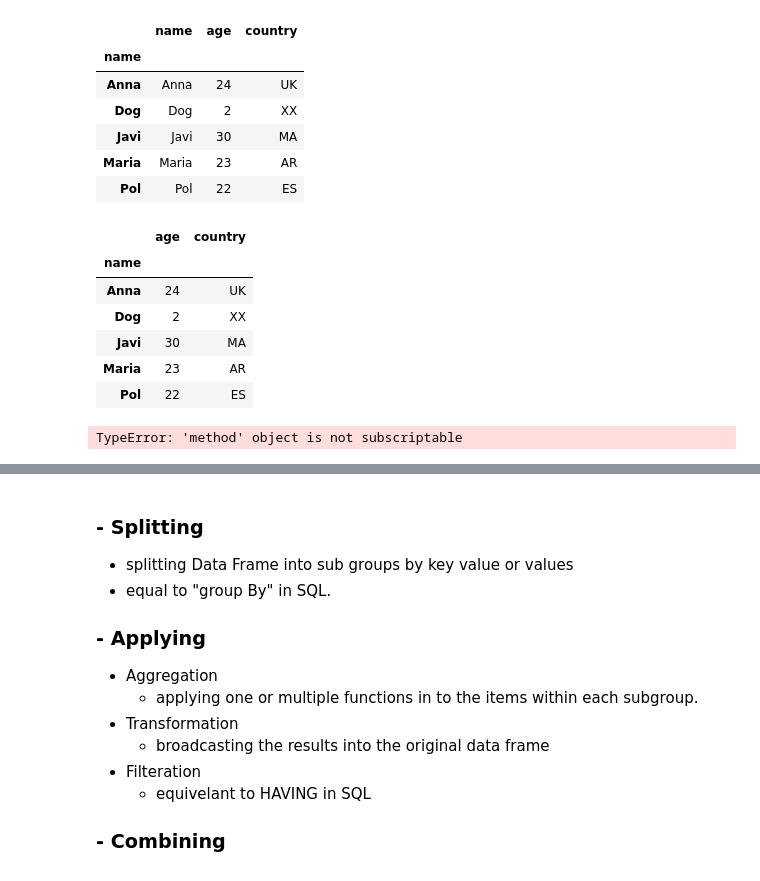
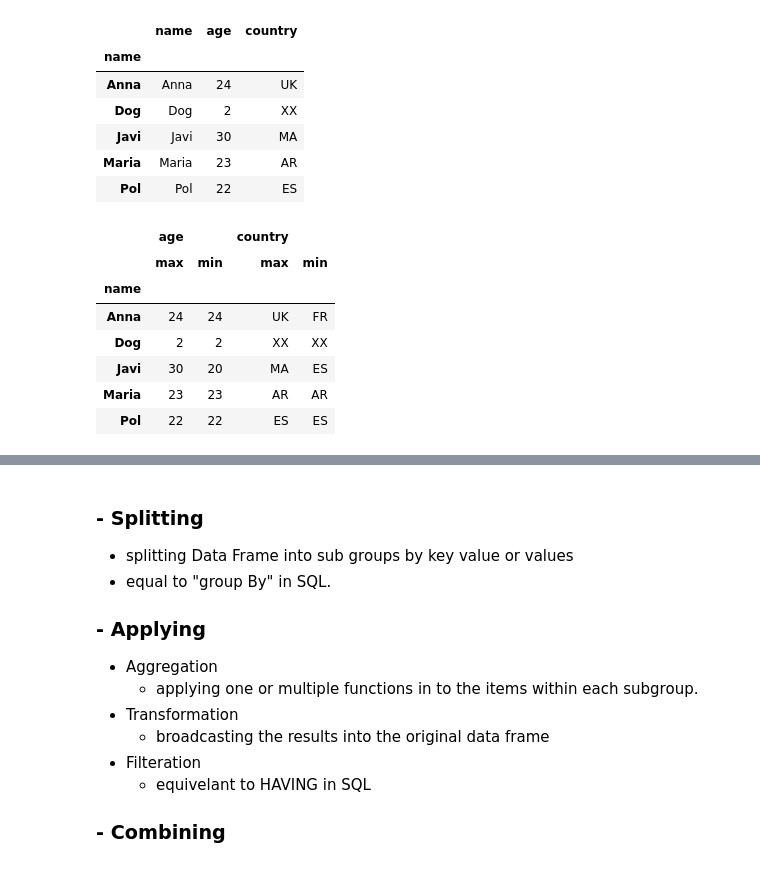
Before and after one commit to raafat-hantoush/IH_RH_DA_FT_MAY_2022, a Jupyter notebook: Class_Materials/Pandas/RH_Pandas_Data_Frame_General-3.ipynb, the cells around one changed output, grey strips where cells are left out. Drawn from its saved outputs; the diff is of its cells as text; code cells hidden in the pictures.

```diff
--- a/Class_Materials/Pandas/RH_Pandas_Data_Frame_General-3.ipynb
+++ b/Class_Materials/Pandas/RH_Pandas_Data_Frame_General-3.ipynb
@@ -64,17 +101,14 @@ people_df.groupby("name").apply(lambda gp:gp.max() )
 | Javi | Javi | 30 | MA |
 | Maria | Maria | 23 | AR |
 | Pol | Pol | 22 | ES |
-# %%
-people_df.groupby('name').agg('max')
-# %% [output]
-|  | age | country |
-| name |  |  |
-| Anna | 24 | UK |
-| Dog | 2 | XX |
-| Javi | 30 | MA |
-| Maria | 23 | AR |
-| Pol | 22 | ES |
-# %%
-people_df.groupby["country"].agg({"age":['min','max']})
-# %% [output]
-TypeError: 'method' object is not subscriptable
+# %%
+people_df.groupby('name').agg(['max',"min"])
+# %% [output]
+|  | age |  | country |  |
+|  | max | min | max | min |
+| name |  |  |  |  |
+| Anna | 24 | 24 | UK | FR |
+| Dog | 2 | 2 | XX | XX |
+| Javi | 30 | 20 | MA | ES |
+| Maria | 23 | 23 | AR | AR |
+| Pol | 22 | 22 | ES | ES |
```
Also changed, not shown: parts of 7 cells of this notebook.
